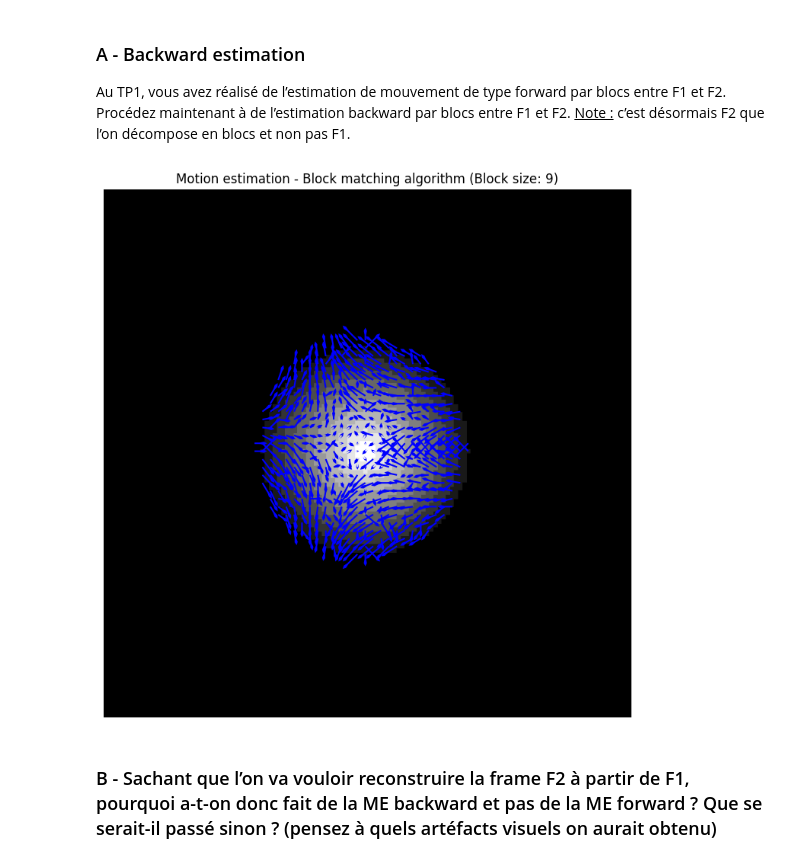
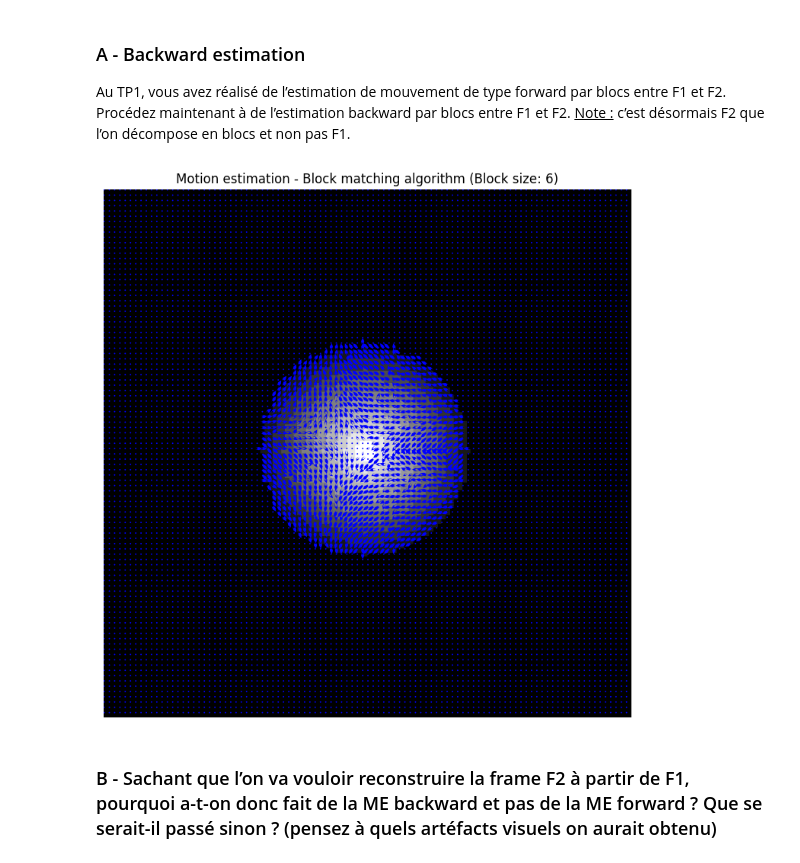
Before and after one commit to sinansoulier/VideoProcessing, a Jupyter notebook: TP2/motion_compensation.ipynb, the cells around one changed output. Drawn from its saved outputs; the diff is of its cells as text; code cells hidden in the pictures.

```diff
--- a/TP2/motion_compensation.ipynb
+++ b/TP2/motion_compensation.ipynb
@@ -81,10 +81,10 @@ def compute_ideal_motion_vectors_BMA(frame1: np.ndarray, frame2: np.ndarray, blo
 
             # If a pixel is the same in both frames, we can stop the search
             if k == i and l == j and np.array_equal(new_block, current_block):
-                return None
+                return (0, 0)
 
             # Compute the error between the two blocks
-            E_new = np.sum(np.abs((new_block - current_block)) ** 2)
+            E_new = np.sum(np.square(new_block - current_block))
 
             # Compute the distance between the two pixels at position (k, l) and (i, j)
             diff_x = k - i
@@ -95,9 +95,6 @@ def compute_ideal_motion_vectors_BMA(frame1: np.ndarray, frame2: np.ndarray, blo
                 E = E_new
                 new_x = diff_x
                 new_y = diff_y
-            # elif E_new == E and (np.abs(diff_x) + np.abs(diff_y)) < (np.abs(new_x) + np.abs(new_y)):
-            #     new_x = diff_x
-            #     new_y = diff_y
 
     return new_x, new_y
 # %%
@@ -132,12 +129,11 @@ def BMA(frame1: np.ndarray , frame2: np.ndarray, block_size: int = 16, window_si
             # Compute the motion vectors for the current block
             motion_vectors = compute_ideal_motion_vectors_BMA(frame1, frame2, block_size, window_size, current_block, i, j)
 
-            # Add the motion vectors to the list
-            if motion_vectors != (0, 0) and motion_vectors is not None:
-                v_x.append(motion_vectors[0])
-                v_y.append(motion_vectors[1])
-                moving_blocks_x.append(i)
-                moving_blocks_y.append(j)
+            v_x.append(motion_vectors[0])
+            v_y.append(motion_vectors[1])
+            moving_blocks_x.append(i)
+            moving_blocks_y.append(j)
+
 
     return v_x, v_y, moving_blocks_x, moving_blocks_y
 
@@ -148,18 +144,18 @@ def BMA_display(frame1: np.ndarray, frame2: np.ndarray, block_size: int = 16, wi
     ax.set_axis_off()
     ax.set_title(f'Motion estimation - Block matching algorithm (Block size: {block_size})')
 
-    ax.quiver(moving_blocks_x, moving_blocks_y, v_x, v_y, scale=1000, color='blue', headwidth=2, headlength=2, width=0.003)
+    ax.quiver(moving_blocks_x, moving_blocks_y, v_x, v_y, scale=2500, color='blue', headwidth=2, headlength=2, width=0.003)
     plt.show()
 
     return v_x, v_y, moving_blocks_x, moving_blocks_y
-
-BLOCK_SIZE = 9
-WINDOW_SIZE = 30
-# Use pic2 as first frame, that will decomposed into blocks
-# Use pic1 as second frame, that will be used to find the best match for each block
-v_x, v_y, moving_blocks_x, moving_blocks_y = BMA_display(pic2, pic1, block_size=BLOCK_SIZE, window_size=WINDOW_SIZE)
-# %% [output]
-[figure, removed]
+# %%
+BLOCK_SIZE = 6
+WINDOW_SIZE = 25
+# Use pic2 as first frame, that will decomposed into blocks
+# Use pic1 as second frame, that will be used to find the best match for each block
+v_x, v_y, moving_blocks_x, moving_blocks_y = BMA_display(pic2, pic1, block_size=BLOCK_SIZE, window_size=WINDOW_SIZE)
+# %% [output]
+[figure, added]
 # %% [markdown]
 ### B - Sachant que l’on va vouloir reconstruire la frame F2 à partir de F1, pourquoi a-t-on donc fait de la ME backward et pas de la ME forward ? Que se serait-il passé sinon ? (pensez à quels artéfacts visuels on aurait obtenu)
 # %% [markdown]
```
Also changed, not shown: parts of 1 cell of this notebook.
